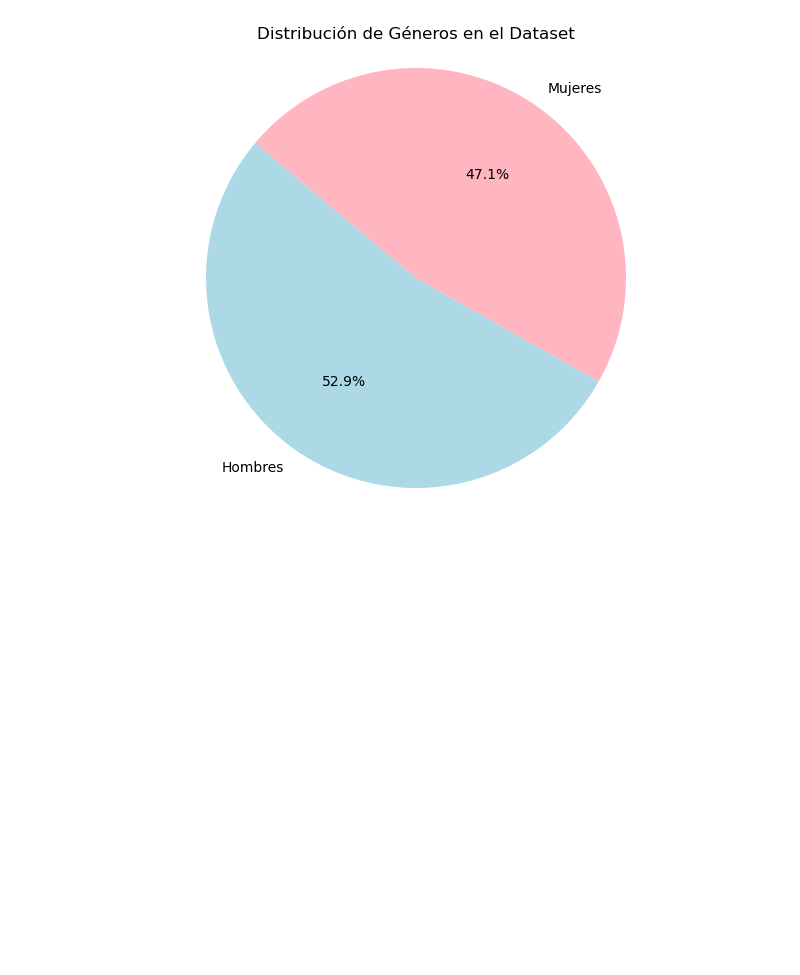
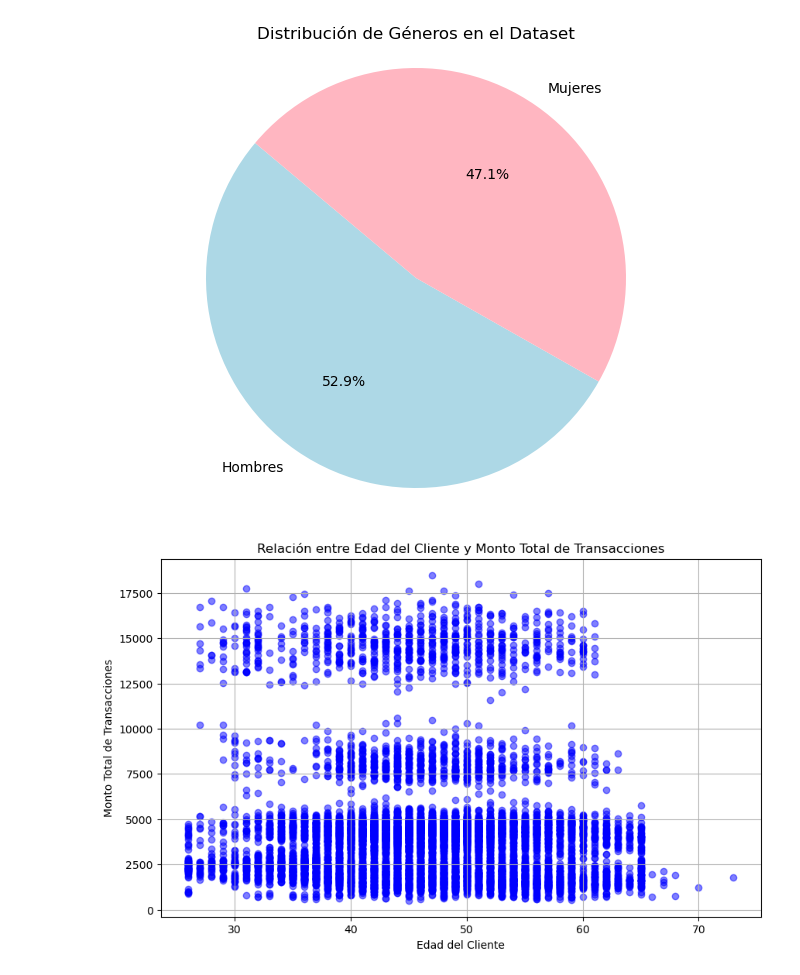
Before and after one commit to SorianoMariaA/taller2-Maria, a Jupyter notebook: bank-churners-init2.ipynb, the cells around one changed output. Saved outputs shown, nothing was run; the diff lists cells and outputs as text; code cells hidden in the pictures; blank space fills up the shorter version.

Commit message:
creación de gráfico de dispersión para visualizar relación entre 'Customer_Age' y 'Total_Trans_Amt'

```diff
--- a/bank-churners-init2.ipynb
+++ b/bank-churners-init2.ipynb
@@ -147,3 +147,15 @@ plt.axis('equal')  # Para asegurar que la gráfica de pastel sea circular
 plt.show()
 # %% [output]
 [figure]
+# %%
+# Crear la gráfica de dispersión para visualizar la relación entre Customer_Age y Total_Trans_Amt
+import matplotlib.pyplot as plt
+plt.figure(figsize=(10, 6))
+plt.scatter(df['Customer_Age'], df['Total_Trans_Amt'], alpha=0.5, c='blue')
+plt.title('Relación entre Edad del Cliente y Monto Total de Transacciones')
+plt.xlabel('Edad del Cliente')
+plt.ylabel('Monto Total de Transacciones')
+plt.grid(True)
+plt.show()
+# %% [output]
+[figure, added]
```
